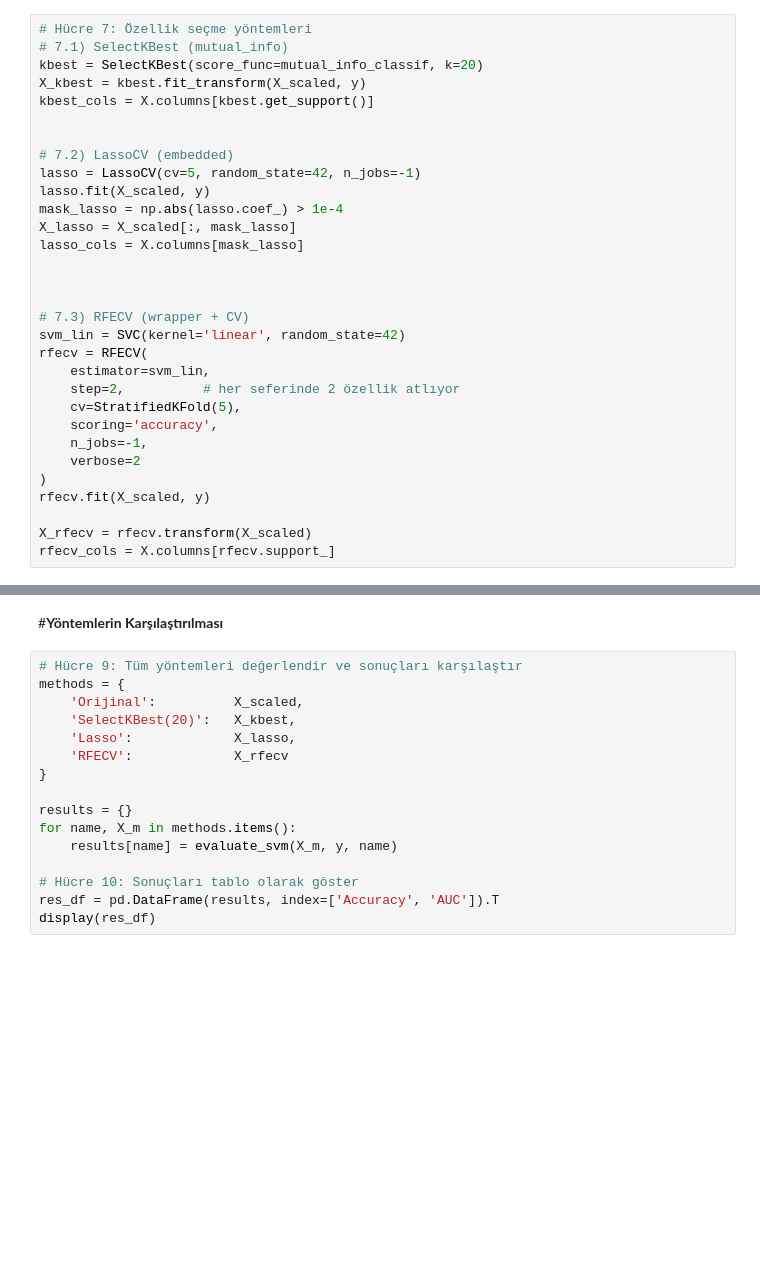
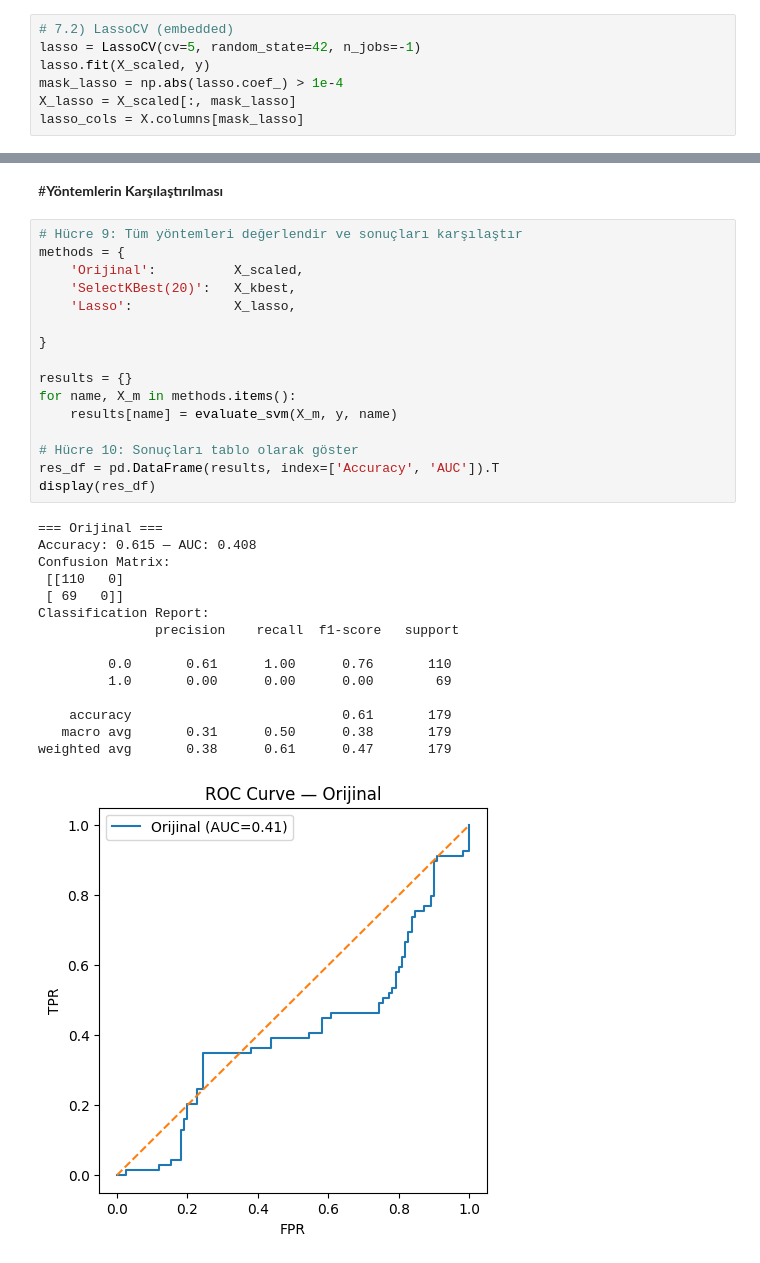
Before and after one commit to tulaycetin/Veri_Azaltma_Yontemleri, a Jupyter notebook: Öznitelik_Seçimi.ipynb, the cells around one changed output, grey strips where cells are left out. Saved outputs shown, nothing was run; the diff lists cells and outputs as text; blank space fills up the shorter version.

```diff
--- a/Öznitelik_Seçimi.ipynb
+++ b/Öznitelik_Seçimi.ipynb
@@ -76,31 +119,7 @@ Tek tek özellikleri kaldırarak (recursive) en iyi doğrulama skorunu veren alt
 # %%
-# Hücre 7: Özellik seçme yöntemleri
-# 7.1) SelectKBest (mutual_info)
-kbest = SelectKBest(score_func=mutual_info_classif, k=20)
-X_kbest = kbest.fit_transform(X_scaled, y)
-kbest_cols = X.columns[kbest.get_support()]
-
-
 # 7.2) LassoCV (embedded)
 lasso = LassoCV(cv=5, random_state=42, n_jobs=-1)
 lasso.fit(X_scaled, y)
 mask_lasso = np.abs(lasso.coef_) > 1e-4
 X_lasso = X_scaled[:, mask_lasso]
 lasso_cols = X.columns[mask_lasso]
-
-
-
-# 7.3) RFECV (wrapper + CV)
-svm_lin = SVC(kernel='linear', random_state=42)
-rfecv = RFECV(
-    estimator=svm_lin,
-    step=2,          # her seferinde 2 özellik atlıyor
-    cv=StratifiedKFold(5),
-    scoring='accuracy',
-    n_jobs=-1,
-    verbose=2
-)
-rfecv.fit(X_scaled, y)
-
-X_rfecv = rfecv.transform(X_scaled)
-rfecv_cols = X.columns[rfecv.support_]
@@ -150,16 +172,32 @@ def evaluate_svm(X_feat, y, name):
 # %%
 # Hücre 9: Tüm yöntemleri değerlendir ve sonuçları karşılaştır
 methods = {
     'Orijinal':          X_scaled,
     'SelectKBest(20)':   X_kbest,
     'Lasso':             X_lasso,
-    'RFECV':             X_rfecv
+
 }
 
 results = {}
 for name, X_m in methods.items():
     results[name] = evaluate_svm(X_m, y, name)
 
 # Hücre 10: Sonuçları tablo olarak göster
 res_df = pd.DataFrame(results, index=['Accuracy', 'AUC']).T
 display(res_df)
+# %% [output]
+=== Orijinal ===
+Accuracy: 0.615 — AUC: 0.408
+Confusion Matrix:
+ [[110   0]
+ [ 69   0]]
+Classification Report:
+               precision    recall  f1-score   support
+
+         0.0       0.61      1.00      0.76       110
+         1.0       0.00      0.00      0.00        69
+
+    accuracy                           0.61       179
+   macro avg       0.31      0.50      0.38       179
+weighted avg       0.38      0.61      0.47       179
+[figure, added]
```
Also changed, not shown: parts of 13 cells of this notebook.
